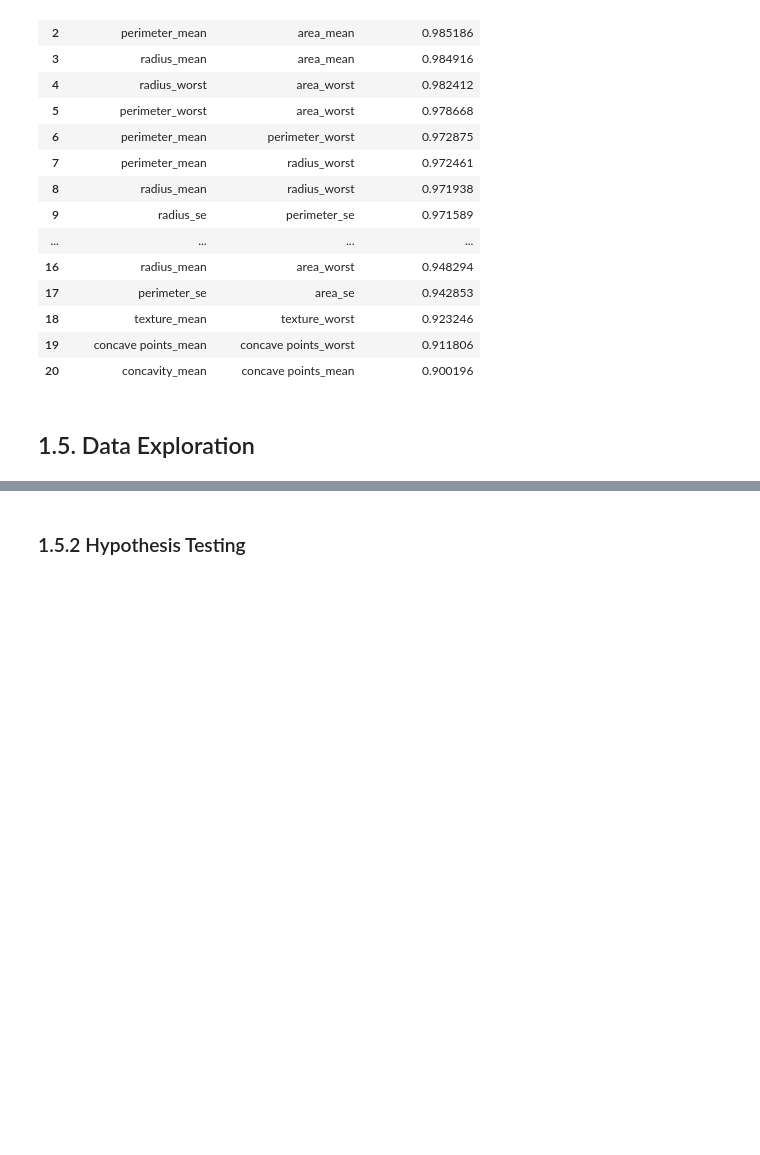
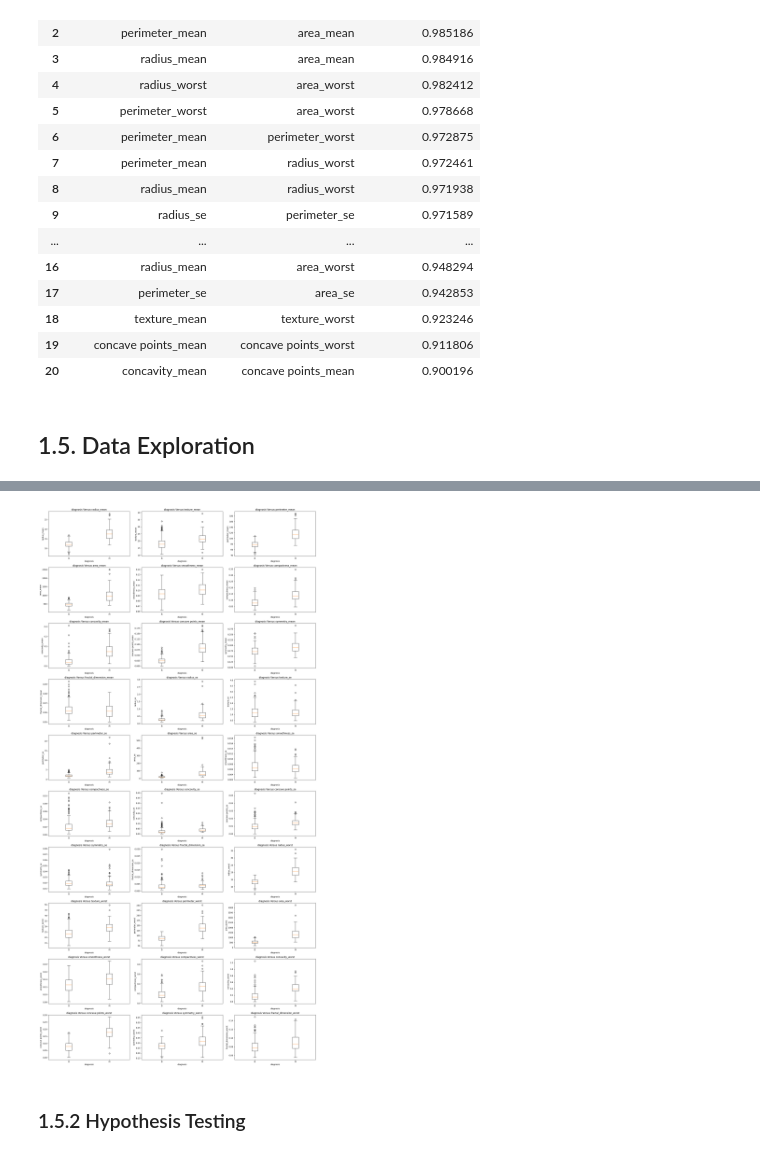
Before and after one commit to JohnPaulinePineda/Portfolio_Project_63, a Jupyter notebook: codes/DetectingAndAnalyzingMachineLearningModelDriftUsingOpenSourceMonitoringTools.ipynb, the cells around one changed output, grey strips where cells are left out. Cells and saved outputs as stored; diff of their text form; code cells hidden in the pictures; blank space fills up the shorter version.

```diff
--- a/codes/DetectingAndAnalyzingMachineLearningModelDriftUsingOpenSourceMonitoringTools.ipynb
+++ b/codes/DetectingAndAnalyzingMachineLearningModelDriftUsingOpenSourceMonitoringTools.ipynb
@@ -1339,3 +1373,57 @@ display(breast_cancer_train_correlation_summary_highcollinearity)
+# %%
+##################################
+# Gathering the variable names for each numeric column
+##################################
+numeric_variable_name_list = breast_cancer_train_predictors_numeric
+# %%
+##################################
+# Segregating the target variable
+# and numeric predictors
+##################################
+boxplot_y_variable = 'diagnosis'
+boxplot_x_variables = numeric_variable_name_list.values
+# %%
+##################################
+# Defining the number of
+# rows and columns for the subplots
+##################################
+num_rows = 10
+num_cols = 3
+# %%
+##################################
+# Formulating the subplot structure
+##################################
+fig, axes = plt.subplots(num_rows, num_cols, figsize=(20, 40))
+
+##################################
+# Flattening the multi-row and
+# multi-column axes
+##################################
+axes = axes.ravel()
+
+##################################
+# Formulating the individual boxplots
+# for all scaled numeric columns
+##################################
+for i, x_variable in enumerate(boxplot_x_variables):
+    ax = axes[i]
+    ax.boxplot([group[x_variable] for name, group in breast_cancer_train.groupby(boxplot_y_variable, observed=True)])
+    ax.set_title(f'{boxplot_y_variable} Versus {x_variable}')
+    ax.set_xlabel(boxplot_y_variable)
+    ax.set_ylabel(x_variable)
+    ax.set_xticks(range(1, len(breast_cancer_train[boxplot_y_variable].unique()) + 1), ['B', 'M'])
+
+##################################
+# Adjusting the subplot layout
+##################################
+plt.tight_layout()
+
+##################################
+# Presenting the subplots
+##################################
+plt.show()
+# %% [output]
+[figure, added]
 # %% [markdown]
 ### 1.5.2 Hypothesis Testing<a class="anchor" id="1.5.2"></a>
 # %% [markdown]
```
Also changed, not shown: parts of 3 cells of this notebook, 1 other file.
